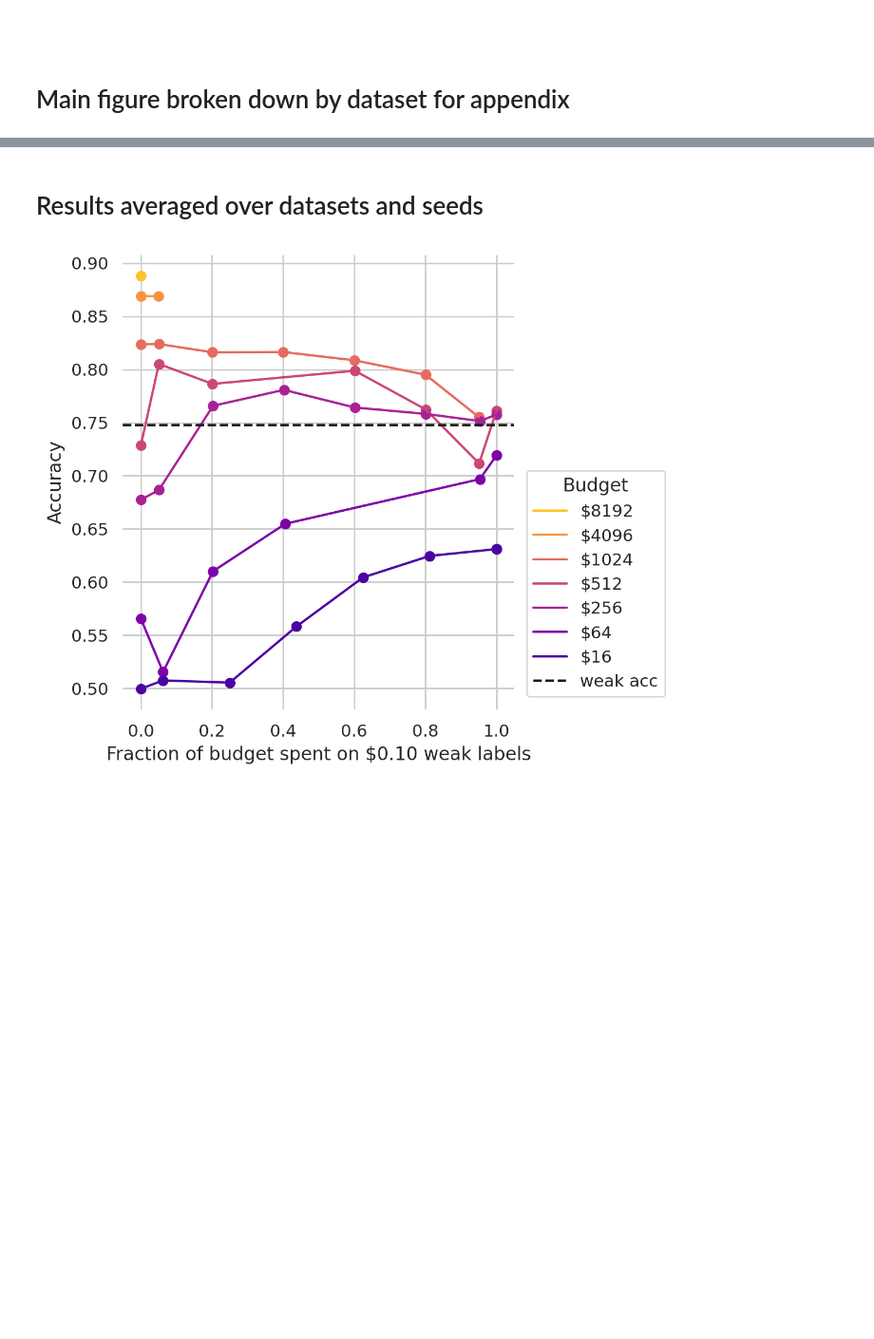
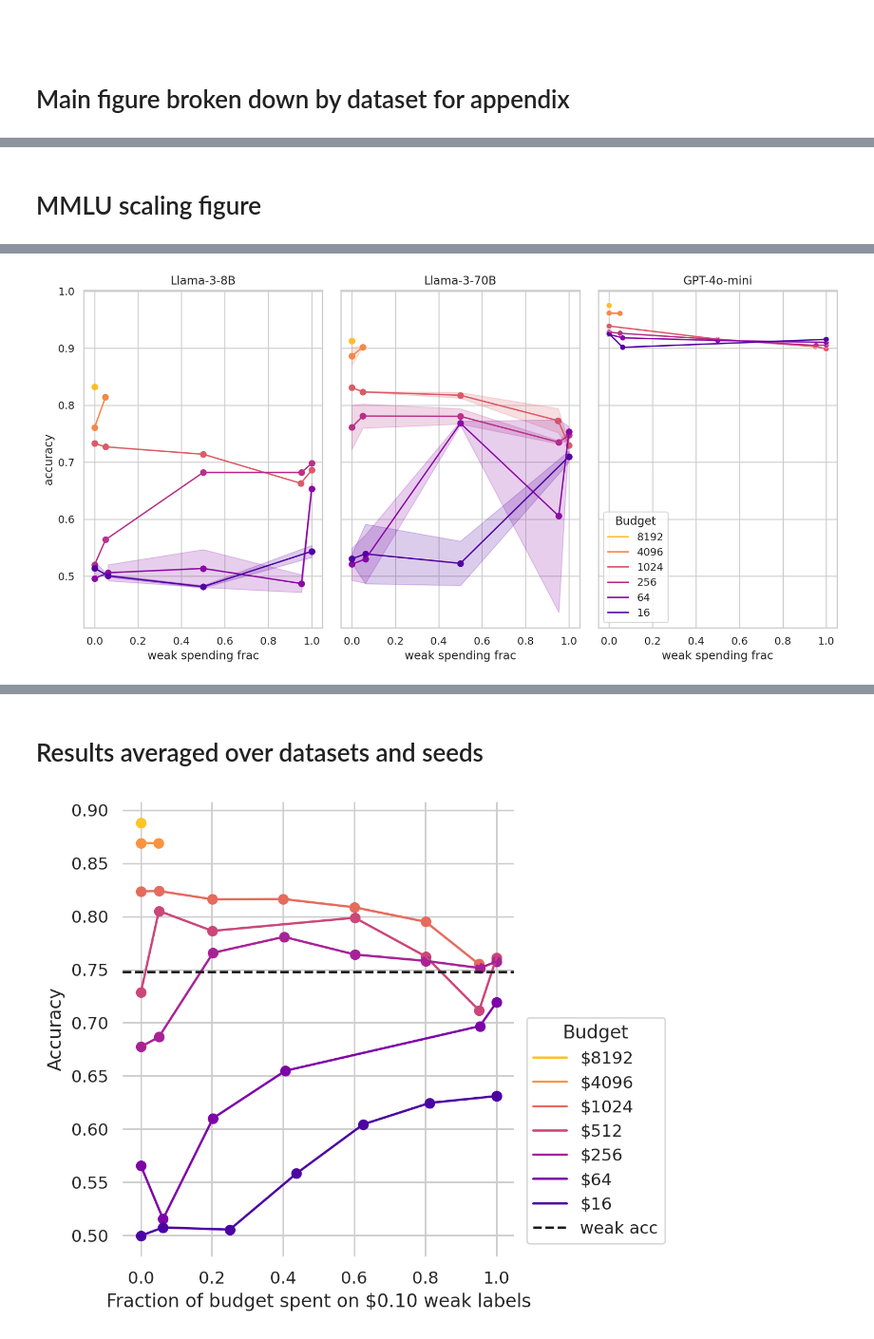
Before and after one commit to EleutherAI/scalable-elicitation, a Jupyter notebook: figures.ipynb, the cells around one changed output, grey strips where cells are left out. Shown at 95% size. Drawn from its saved outputs; the diff is of its cells as text; code cells hidden in the pictures; blank space fills up the shorter version.

```diff
--- a/figures.ipynb
+++ b/figures.ipynb
@@ -325,0 +316,74 @@ plt.show()
+# %% [markdown]
+# MMLU scaling figure
+# %%
+import matplotlib.pyplot as plt
+import seaborn as sns
+sns.set_theme(style="whitegrid")
+sns.set_palette("plasma_r", n_colors=6)
+runs_df = pd.read_pickle("openai/runs.pkl")
+
+weak_marginal_cost = 1/10
+fig, axs = plt.subplots(1, 3, figsize=(12, 6), sharex=True, sharey=True, dpi=200)
+plt.sca(axs[2])
+
+nw, no = zip(*runs_df["name"].apply(lambda x: map(int, x.split("-")[:2])).values)
+runs_df["num_weak"] = nw
+runs_df["num_oracle"] = no
+runs_df["cost"] = runs_df["num_oracle"] + runs_df["num_weak"] * weak_marginal_cost
+runs_df.sort_values(by="cost", inplace=True, ascending=False)
+runs_df["Budget"] = runs_df["cost"].apply(lambda x: round(x)).astype(str)
+runs_df["weak spending frac"] = weak_marginal_cost * runs_df["num_weak"] / runs_df["cost"]
+runs_df = runs_df[runs_df["cost"] != 10]
+
+sns.lineplot(x="weak spending frac", y="final_acc", hue="Budget", data=runs_df, palette="plasma_r")
+sns.scatterplot(x="weak spending frac", y="final_acc", hue="Budget", data=runs_df, legend=False, palette="plasma_r")
+plt.savefig("_figures/openai.pdf", bbox_inches="tight")
+plt.title("GPT-4o-mini")
+
+for s_idx, strong_model in enumerate(["meta-llama/Meta-Llama-3-8B", "meta-llama/Meta-Llama-3-70B"]):
+    plt.sca(axs[s_idx])
+    weak_model = "davinci-002"
+    base_ds_name = "mmlu"
+    sweep_name = "seq_sft_openai_settings"
+    kind = "{base_name}_" + weak_model
+    weak_spending_fracs = [0.0, 0.05, 0.5, 0.95, 1.0]
+    oracle_affordables = [16, 64, 256, 1024, 4096, 8192]
+    current_base_ds_name = "mmlu"
+
+    sns.set_palette("plasma_r", n_colors=len(oracle_affordables))
+
+    ds_name = kind.format(base_name=base_ds_name)
+    run_name = (ds_name,
+        strong_model,
+        sweep_name)
+
+    for oracle_affordable in oracle_affordables[::-1]:
+        accs = []
+        acc_lo = []
+        acc_hi = []
+        actual_wsfs = []
+        for wsf in weak_spending_fracs:
+            osf = 1 - wsf
+            n_oracle = int(wsf * oracle_affordable)
+            n_weak = int((oracle_affordable - n_oracle) / weak_marginal_cost)
+            acc, acc_std, n = find_result_by_n(results_df, n_weak, n_oracle, run_name, rtol=0.05, verbose=False)
+            print(f"{n_weak=}, {n_oracle=}, {n=}")
+            if acc is not None:
+                accs.append(acc)
+                acc_lo.append(acc - acc_std)
+                acc_hi.append(acc + acc_std)
+                actual_wsfs.append(1 - (n_oracle / (n_oracle + n_weak * weak_marginal_cost)))
+
+        plt.plot(actual_wsfs, accs, label=f"{oracle_affordable}")
+        plt.scatter(actual_wsfs, accs)
+        plt.fill_between(actual_wsfs, acc_lo, acc_hi, alpha=0.2, color=plt.gca().lines[-1].get_color())
+
+    plt.xlabel("weak spending frac")
+    if s_idx == 0:
+        plt.ylabel("accuracy")
+    plt.title(f"{ds_name}")
+    plt.title(strong_model.removeprefix("meta-llama/Meta-"))
+plt.tight_layout()
+plt.savefig("_figures/scaling.pdf", bbox_inches="tight")
+plt.show()
+# %% [output]
@@ -325,0 +407 @@ plt.show()
+[figure, added]
```
Also changed, not shown: parts of 9 cells of this notebook, 4 other files.
